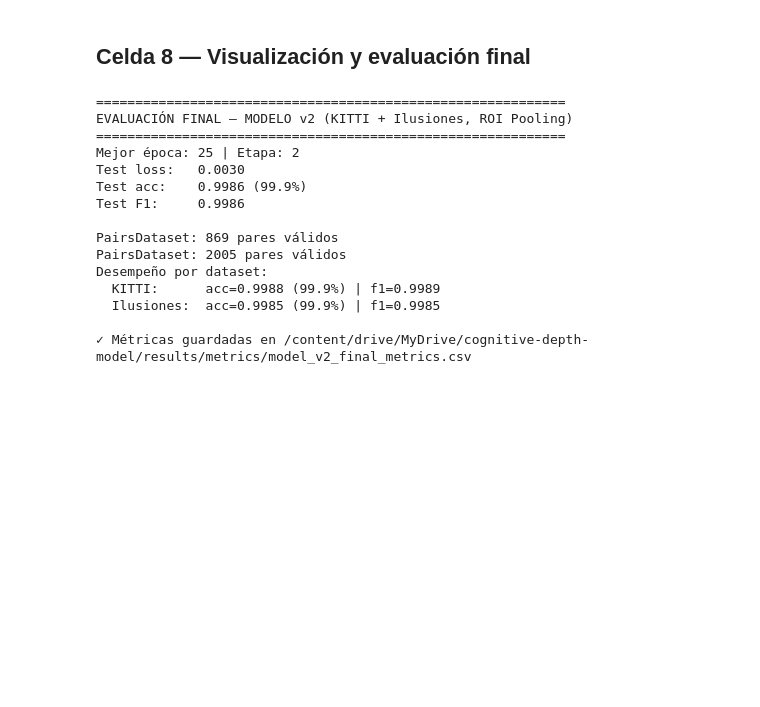
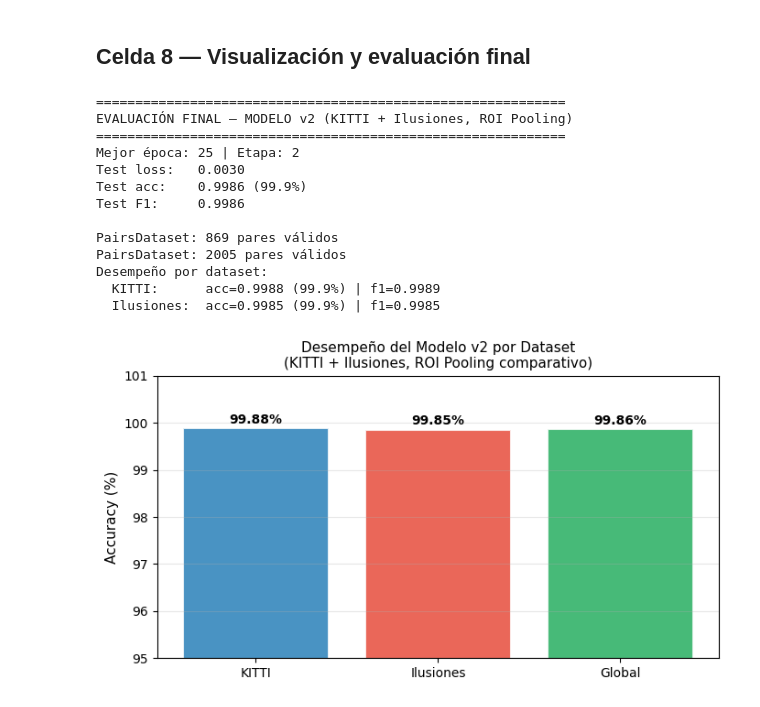
Before and after one commit to yisusgoenaga/cognitive-depth-model, a Jupyter notebook: cognitive-depth-model/notebooks/05b_retraining_kitti_illusions.ipynb, the cells around one changed output. Cells and saved outputs as stored; diff of their text form; code cells hidden in the pictures; blank space fills up the shorter version.

Commit message:
NB05b completo con outputs - Reentrenamiento ROI Pooling KITTI+Ilusiones, accuracy 99.9%

```diff
--- a/cognitive-depth-model/notebooks/05b_retraining_kitti_illusions.ipynb
+++ b/cognitive-depth-model/notebooks/05b_retraining_kitti_illusions.ipynb
@@ -777,6 +777,7 @@ E27/70 | Train loss=0.0023 acc=0.999 f1=0.999 | Test  loss=0.0043 acc=0.999 | lr
 import os, pandas as pd
 import torch, torch.nn as nn
 import matplotlib.pyplot as plt
+from sklearn.metrics import f1_score
 
 BASE_DIR       = '/content/drive/MyDrive/cognitive-depth-model'
 CHECKPOINT_DIR = os.path.join(BASE_DIR, 'checkpoints')
@@ -784,9 +785,10 @@ RESULTS_DIR    = os.path.join(BASE_DIR, 'results')
 SPLITS_DIR     = os.path.join(BASE_DIR, 'data/splits')
 TARGET_SIZE    = (128, 384)
 BATCH_SIZE     = 8
+SEED           = 42
 device         = torch.device('cuda' if torch.cuda.is_available() else 'cpu')
 
-# Cargar mejor modelo
+# Cargar mejor modelo v2
 ckpt = torch.load(os.path.join(CHECKPOINT_DIR, 'best_model_v2.pth'),
                   map_location=device, weights_only=False)
 model.load_state_dict(ckpt['model_state_dict'])
@@ -801,9 +803,9 @@ print(f'Test acc:    {ckpt["metrics"]["accuracy"]:.4f} ({ckpt["metrics"]["accura
 print(f'Test F1:     {ckpt["metrics"]["f1"]:.4f}')
 print()
 
-# Evaluación separada por dataset
+# Recrear splits de test
 df_aug  = pd.read_csv(os.path.join(SPLITS_DIR, 'pairs_train_augmented.csv'))
-df_aug  = df_aug.sample(frac=1, random_state=42).reset_index(drop=True)
+df_aug  = df_aug.sample(frac=1, random_state=SEED).reset_index(drop=True)
 df_test = df_aug.iloc[int(len(df_aug)*0.8):]
 
 df_test_k = df_test[df_test['dataset']=='KITTI']
@@ -811,16 +813,13 @@ df_test_i = df_test[df_test['dataset']=='3D_Illusion']
 
 ds_test_k = PairsDataset(df_test_k, target_size=TARGET_SIZE)
 ds_test_i = PairsDataset(df_test_i, target_size=TARGET_SIZE)
-
-loader_k = torch.utils.data.DataLoader(ds_test_k, batch_size=BATCH_SIZE, shuffle=False)
-loader_i = torch.utils.data.DataLoader(ds_test_i, batch_size=BATCH_SIZE, shuffle=False)
-
+loader_k  = torch.utils.data.DataLoader(ds_test_k, batch_size=BATCH_SIZE, shuffle=False)
+loader_i  = torch.utils.data.DataLoader(ds_test_i, batch_size=BATCH_SIZE, shuffle=False)
 criterion = nn.BCELoss()
 
-def evaluate(model, loader, criterion, device):
+def evaluar(model, loader, criterion, device):
     model.eval()
     total_loss, total_correct, total_n = 0.0, 0, 0
-    from sklearn.metrics import f1_score
     all_preds, all_labels = [], []
     with torch.no_grad():
         for img, roi_a, roi_b, y in loader:
@@ -828,48 +827,73 @@ def evaluate(model, loader, criterion, device):
             out   = model(img, roi_a, roi_b).squeeze()
             loss  = criterion(out, y)
             preds = (out > 0.5).float()
             total_loss    += loss.item() * len(y)
             total_correct += (preds == y).sum().item()
             total_n       += len(y)
             all_preds.extend(preds.cpu().numpy())
             all_labels.extend(y.cpu().numpy())
-    f1 = f1_score(all_labels, all_preds, zero_division=0)
-    return {'loss': total_loss/total_n, 'accuracy': total_correct/total_n, 'f1': f1}
+    return {
+        'loss':     total_loss / total_n,
+        'accuracy': total_correct / total_n,
+        'f1':       f1_score(all_labels, all_preds, zero_division=0)
+    }
 
-m_k = evaluate(model, loader_k, criterion, device)
-m_i = evaluate(model, loader_i, criterion, device)
+m_k = evaluar(model, loader_k, criterion, device)
+m_i = evaluar(model, loader_i, criterion, device)
 
 print('Desempeño por dataset:')
 print(f'  KITTI:      acc={m_k["accuracy"]:.4f} ({m_k["accuracy"]*100:.1f}%) | f1={m_k["f1"]:.4f}')
 print(f'  Ilusiones:  acc={m_i["accuracy"]:.4f} ({m_i["accuracy"]*100:.1f}%) | f1={m_i["f1"]:.4f}')
+print()
 
-# Guardar resumen
-resumen = pd.DataFrame([{
-    'modelo': 'v2_ROI_KITTI_Ilusiones',
-    'mejor_epoca': ckpt['epoch'],
-    'test_loss': ckpt['test_loss'],
+# Gráfico de barras comparativo
+fig, ax = plt.subplots(figsize=(7, 4))
+datasets   = ['KITTI', 'Ilusiones', 'Global']
+accuracies = [m_k['accuracy']*100, m_i['accuracy']*100, ckpt['metrics']['accuracy']*100]
+colors     = ['#2980b9', '#e74c3c', '#27ae60']
+bars = ax.bar(datasets, accuracies, color=colors, alpha=0.85, edgecolor='white', linewidth=1.5)
+ax.set_ylim(95, 101)
+ax.set_ylabel('Accuracy (%)', fontsize=11)
+ax.set_title('Desempeño del Modelo v2 por Dataset\n(KITTI + Ilusiones, ROI Pooling comparativo)', fontsize=11)
+for bar, acc in zip(bars, accuracies):
+    ax.text(bar.get_x() + bar.get_width()/2, bar.get_height() + 0.05,
+            f'{acc:.2f}%', ha='center', va='bottom', fontsize=10, fontweight='bold')
+ax.grid(True, alpha=0.3, axis='y')
+plt.tight_layout()
+ruta_fig = os.path.join(RESULTS_DIR, 'visualizations', 'model_v2_accuracy_by_dataset.png')
+os.makedirs(os.path.dirname(ruta_fig), exist_ok=True)
+plt.savefig(ruta_fig, dpi=150, bbox_inches='tight')
+plt.show()
+print(f'Figura guardada: {ruta_fig}')
+
+# Guardar métricas finales
+pd.DataFrame([{
+    'modelo':        'v2_ROI_KITTI_Ilusiones',
+    'mejor_epoca':   ckpt['epoch'],
+    'test_loss':     ckpt['test_loss'],
     'test_accuracy': ckpt['metrics']['accuracy'],
-    'test_f1': ckpt['metrics']['f1'],
-    'acc_kitti': m_k['accuracy'],
+    'test_f1':       ckpt['metrics']['f1'],
+    'acc_kitti':     m_k['accuracy'],
+    'f1_kitti':      m_k['f1'],
     'acc_ilusiones': m_i['accuracy'],
-}])
-ruta = os.path.join(RESULTS_DIR, 'metrics', 'model_v2_final_metrics.csv')
-os.makedirs(os.path.dirname(ruta), exist_ok=True)
-resumen.to_csv(ruta, index=False)
-print(f'\n✓ Métricas guardadas en {ruta}')
+    'f1_ilusiones':  m_i['f1'],
+}]).to_csv(os.path.join(RESULTS_DIR, 'metrics', 'model_v2_final_metrics.csv'), index=False)
+
+print(f'Métricas guardadas: {RESULTS_DIR}/metrics/model_v2_final_metrics.csv')
+print()
+print('Próximo paso → NB10: validación sobre las 190 tareas experimentales')
 # %% [output]
 ============================================================
 EVALUACIÓN FINAL — MODELO v2 (KITTI + Ilusiones, ROI Pooling)
 ============================================================
 Mejor época: 25 | Etapa: 2
 Test loss:   0.0030
 Test acc:    0.9986 (99.9%)
 Test F1:     0.9986
 
 PairsDataset: 869 pares válidos
 PairsDataset: 2005 pares válidos
 Desempeño por dataset:
   KITTI:      acc=0.9988 (99.9%) | f1=0.9989
   Ilusiones:  acc=0.9985 (99.9%) | f1=0.9985
-
-✓ Métricas guardadas en /content/drive/MyDrive/cognitive-depth-model/results/metrics/model_v2_final_metrics.csv
+[figure, added]
```
Also changed, not shown: parts of 1 cell of this notebook.
